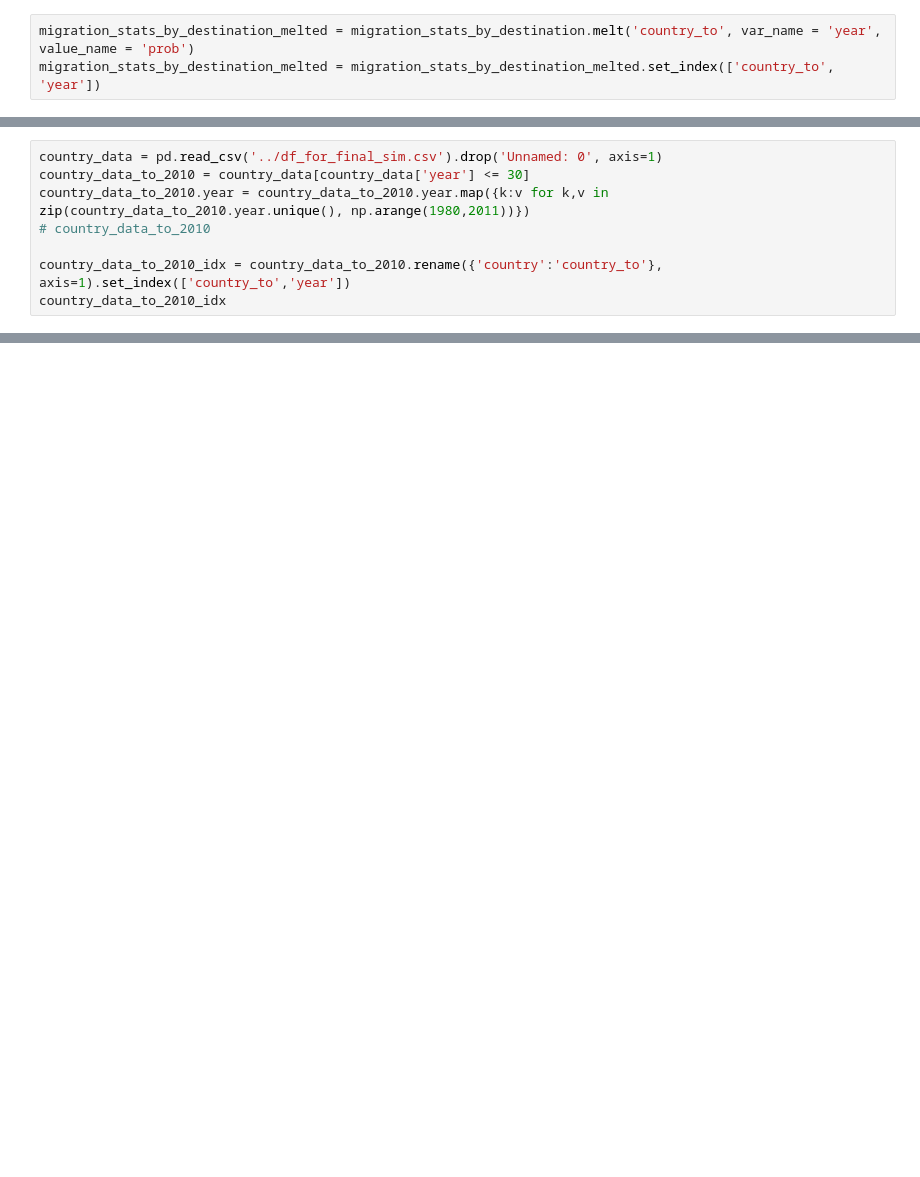
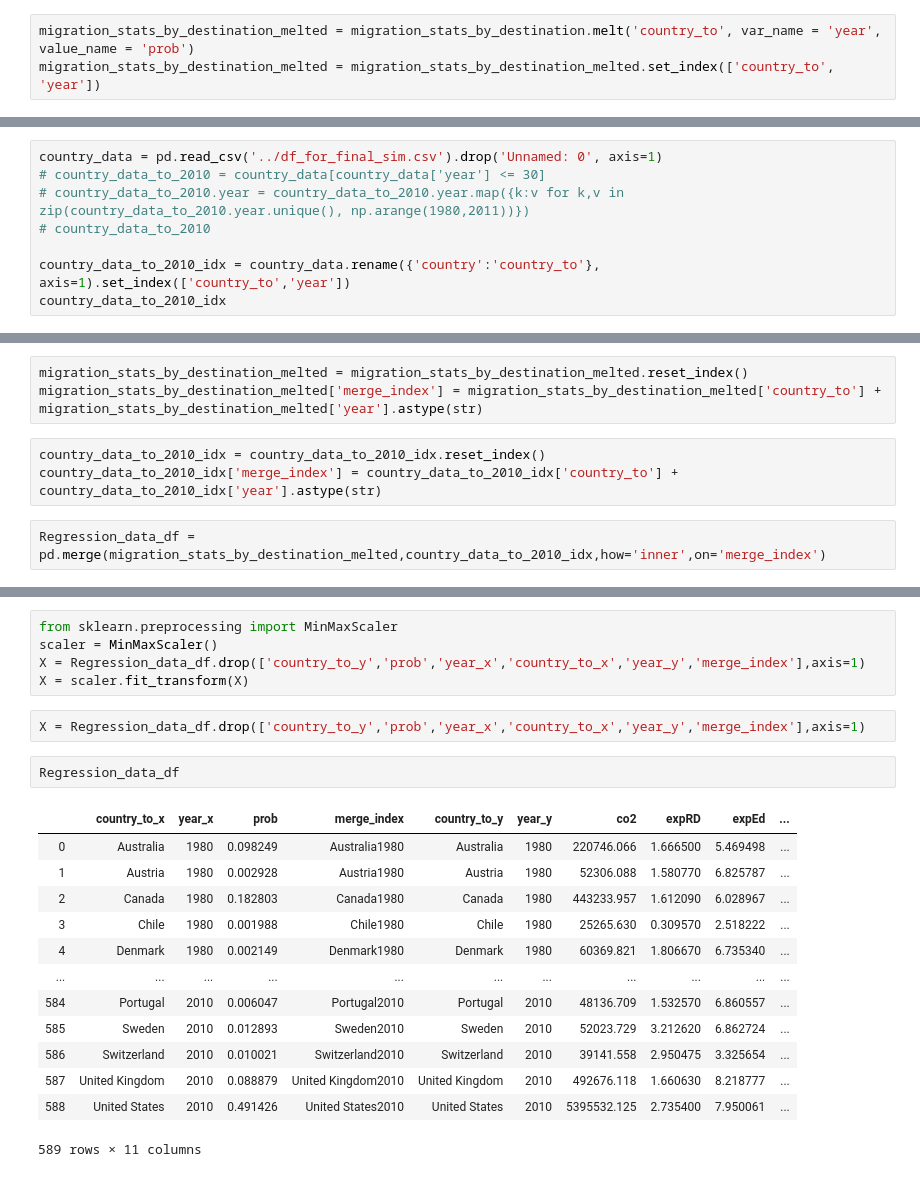
Before and after one commit to Kasrazn97/SMFinal_Project, a Jupyter notebook: Beta/regression.ipynb, the cells around one changed output, grey strips where cells are left out. Cells and saved outputs as stored; diff of their text form; blank space fills up the shorter version.

Commit message:
Updating regression code

```diff
--- a/Beta/regression.ipynb
+++ b/Beta/regression.ipynb
@@ -335,9 +347,9 @@ migration_stats_by_destination_melted = migration_stats_by_destination_melted.se
 # %%
 country_data = pd.read_csv('../df_for_final_sim.csv').drop('Unnamed: 0', axis=1)
-country_data_to_2010 = country_data[country_data['year'] <= 30]
-country_data_to_2010.year = country_data_to_2010.year.map({k:v for k,v in zip(country_data_to_2010.year.unique(), np.arange(1980,2011))})
+# country_data_to_2010 = country_data[country_data['year'] <= 30]
+# country_data_to_2010.year = country_data_to_2010.year.map({k:v for k,v in zip(country_data_to_2010.year.unique(), np.arange(1980,2011))})
 # country_data_to_2010
 
-country_data_to_2010_idx = country_data_to_2010.rename({'country':'country_to'}, axis=1).set_index(['country_to','year'])
+country_data_to_2010_idx = country_data.rename({'country':'country_to'}, axis=1).set_index(['country_to','year'])
 country_data_to_2010_idx
 # %% [output]
@@ -381,0 +370,8 @@ migration_stats_by_destination_melted
+# %%
+migration_stats_by_destination_melted = migration_stats_by_destination_melted.reset_index()
+migration_stats_by_destination_melted['merge_index'] = migration_stats_by_destination_melted['country_to'] +  migration_stats_by_destination_melted['year'].astype(str)
+# %%
+country_data_to_2010_idx = country_data_to_2010_idx.reset_index()
+country_data_to_2010_idx['merge_index'] = country_data_to_2010_idx['country_to'] +  country_data_to_2010_idx['year'].astype(str)
+# %%
+Regression_data_df = pd.merge(migration_stats_by_destination_melted,country_data_to_2010_idx,how='inner',on='merge_index')
@@ -381,0 +397,23 @@ migration_stats_by_destination_melted
+# %%
+from sklearn.preprocessing import MinMaxScaler
+scaler = MinMaxScaler()
+X = Regression_data_df.drop(['country_to_y','prob','year_x','country_to_x','year_y','merge_index'],axis=1)
+X = scaler.fit_transform(X)
+# %%
+X = Regression_data_df.drop(['country_to_y','prob','year_x','country_to_x','year_y','merge_index'],axis=1)
+# %%
+Regression_data_df
+# %% [output]
+|  | country_to_x | year_x | prob | merge_index | country_to_y | year_y | co2 | expRD | expEd | ... |
+| 0 | Australia | 1980 | 0.098249 | Australia1980 | Australia | 1980 | 220746.066 | 1.666500 | 5.469498 | ... |
+| 1 | Austria | 1980 | 0.002928 | Austria1980 | Austria | 1980 | 52306.088 | 1.580770 | 6.825787 | ... |
+| 2 | Canada | 1980 | 0.182803 | Canada1980 | Canada | 1980 | 443233.957 | 1.612090 | 6.028967 | ... |
+| 3 | Chile | 1980 | 0.001988 | Chile1980 | Chile | 1980 | 25265.630 | 0.309570 | 2.518222 | ... |
+| 4 | Denmark | 1980 | 0.002149 | Denmark1980 | Denmark | 1980 | 60369.821 | 1.806670 | 6.735340 | ... |
+| ... | ... | ... | ... | ... | ... | ... | ... | ... | ... | ... |
+| 584 | Portugal | 2010 | 0.006047 | Portugal2010 | Portugal | 2010 | 48136.709 | 1.532570 | 6.860557 | ... |
+| 585 | Sweden | 2010 | 0.012893 | Sweden2010 | Sweden | 2010 | 52023.729 | 3.212620 | 6.862724 | ... |
+| 586 | Switzerland | 2010 | 0.010021 | Switzerland2010 | Switzerland | 2010 | 39141.558 | 2.950475 | 3.325654 | ... |
+| 587 | United Kingdom | 2010 | 0.088879 | United Kingdom2010 | United Kingdom | 2010 | 492676.118 | 1.660630 | 8.218777 | ... |
+| 588 | United States | 2010 | 0.491426 | United States2010 | United States | 2010 | 5395532.125 | 2.735400 | 7.950061 | ... |
+589 rows × 11 columns
```
Also changed, not shown: parts of 15 cells of this notebook, 9 other files.
